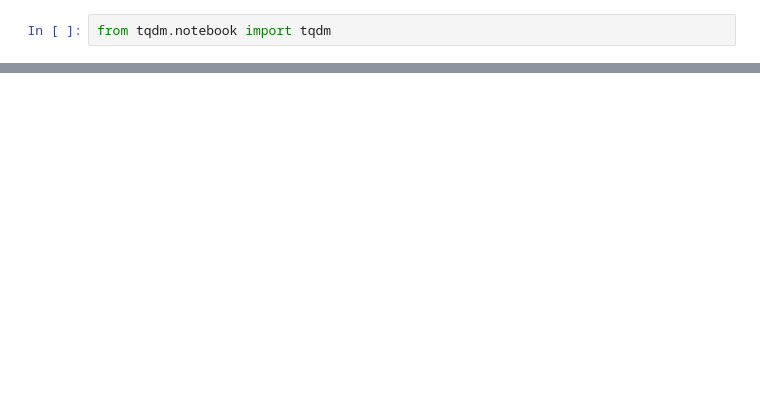
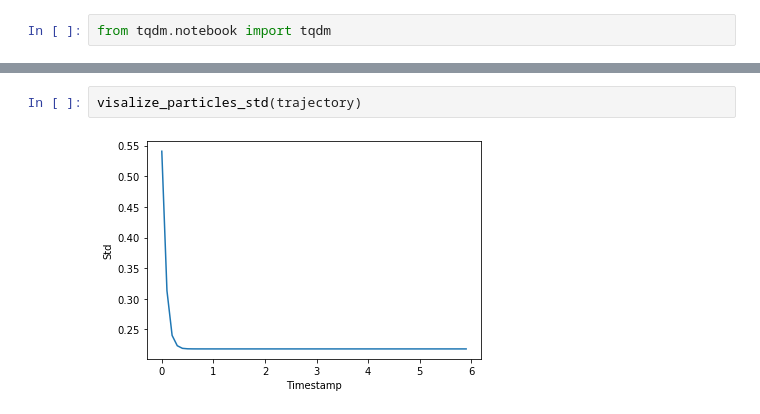
Before and after one commit to Igor-Tukh/cbo-in-python, a Jupyter notebook: notebooks/mnist.ipynb, the cells around one changed output, grey strips where cells are left out. Cells and saved outputs as stored; diff of their text form; blank space fills up the shorter version.

```diff
--- a/notebooks/mnist.ipynb
+++ b/notebooks/mnist.ipynb
@@ -92,0 +172,4 @@ plt.show()
+# %%
+visalize_particles_std(trajectory)
+# %% [output]
+[figure, added]
```
Also changed, not shown: parts of 32 cells of this notebook, 1 other file.
